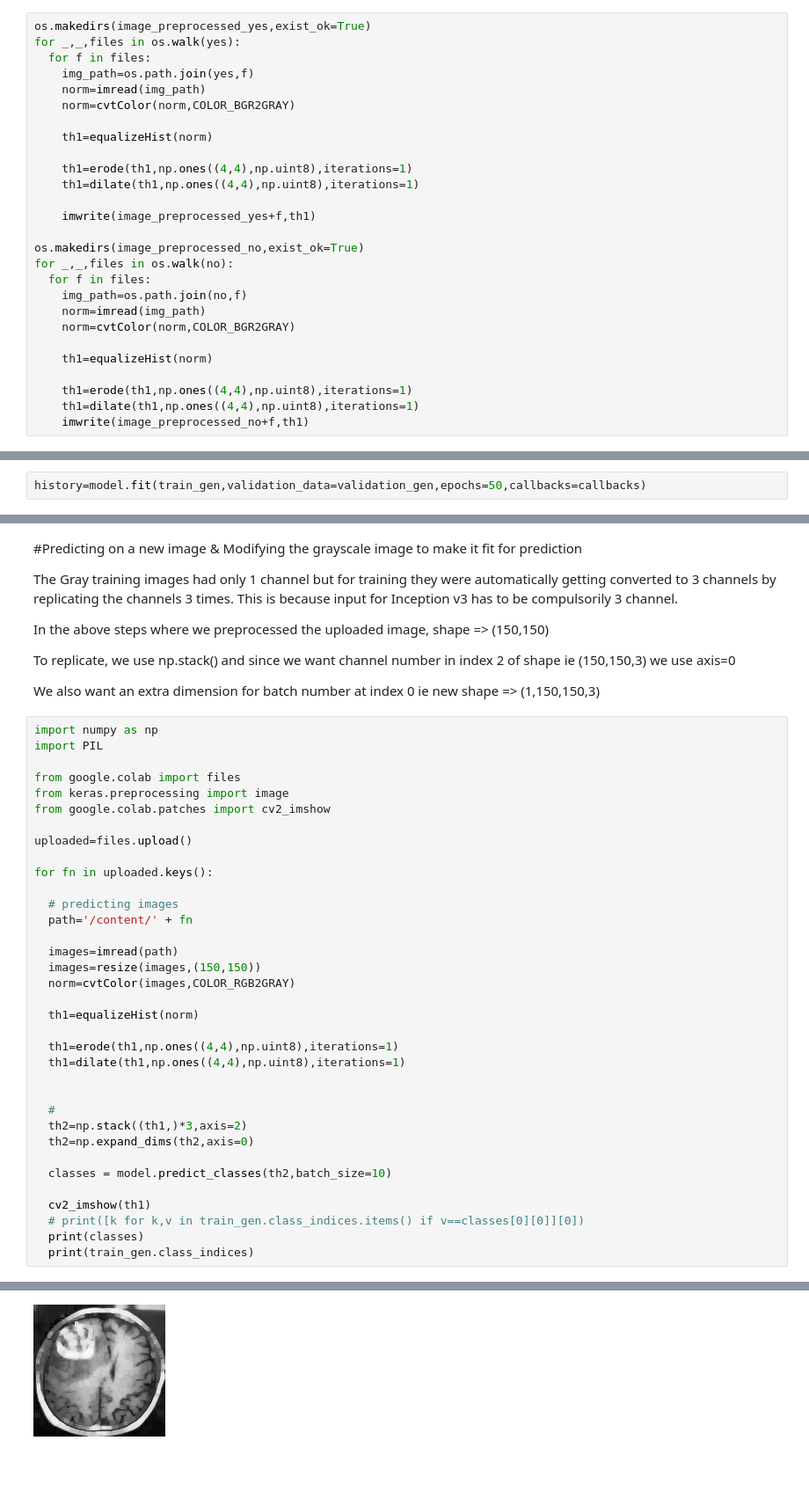
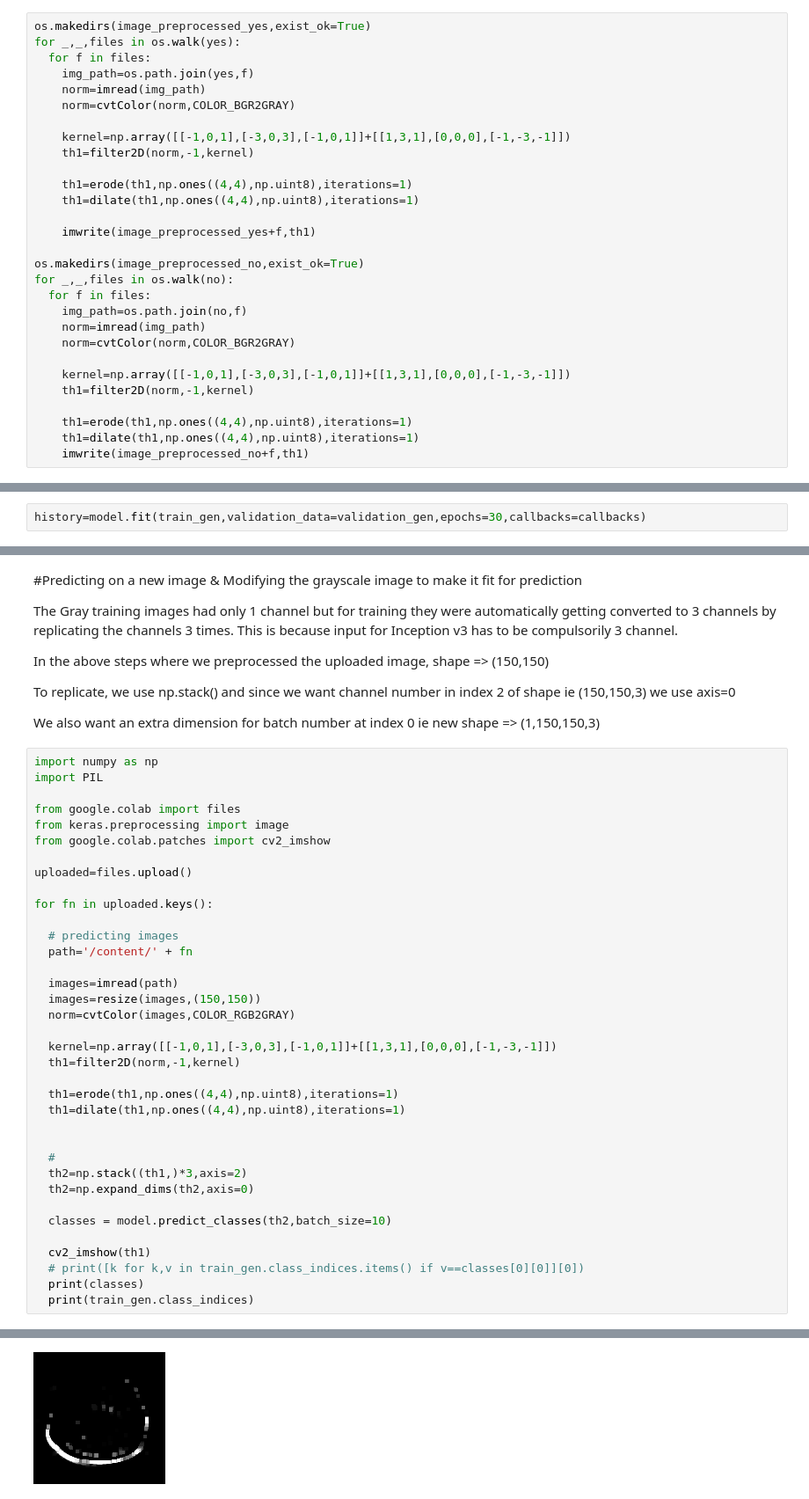
Before and after one commit to AryanMethil/Brain_Tumor_Detection, a Jupyter notebook: Brain_Tumour_Detection.ipynb, the cells around one changed output, grey strips where cells are left out. Shown at 88% size. Cells and saved outputs as stored; diff of their text form; blank space fills up the shorter version.

Commit message:
Sobel+ Erode + Dilate Image preprocessing harms the details here a lot

```diff
--- a/Brain_Tumour_Detection.ipynb
+++ b/Brain_Tumour_Detection.ipynb
@@ -34,7 +34,8 @@ for _,_,files in os.walk(yes):
     norm=imread(img_path)
     norm=cvtColor(norm,COLOR_BGR2GRAY)
 
-    th1=equalizeHist(norm)
+    kernel=np.array([[-1,0,1],[-3,0,3],[-1,0,1]]+[[1,3,1],[0,0,0],[-1,-3,-1]])
+    th1=filter2D(norm,-1,kernel)
 
     th1=erode(th1,np.ones((4,4),np.uint8),iterations=1)
     th1=dilate(th1,np.ones((4,4),np.uint8),iterations=1)
@@ -48,7 +49,8 @@ for _,_,files in os.walk(no):
     norm=imread(img_path)
     norm=cvtColor(norm,COLOR_BGR2GRAY)
 
-    th1=equalizeHist(norm)
+    kernel=np.array([[-1,0,1],[-3,0,3],[-1,0,1]]+[[1,3,1],[0,0,0],[-1,-3,-1]])
+    th1=filter2D(norm,-1,kernel)
 
     th1=erode(th1,np.ones((4,4),np.uint8),iterations=1)
     th1=dilate(th1,np.ones((4,4),np.uint8),iterations=1)
@@ -144,5 +144,5 @@ class MyCallback(tf.keras.callbacks.Callback):
       self.model.stop_training=True
 callbacks=MyCallback()
 # %%
-history=model.fit(train_gen,validation_data=validation_gen,epochs=50,callbacks=callbacks)
+history=model.fit(train_gen,validation_data=validation_gen,epochs=30,callbacks=callbacks)
 # %% [output]
@@ -240,7 +240,8 @@ for fn in uploaded.keys():
   images=resize(images,(150,150))
   norm=cvtColor(images,COLOR_RGB2GRAY)
 
-  th1=equalizeHist(norm)
+  kernel=np.array([[-1,0,1],[-3,0,3],[-1,0,1]]+[[1,3,1],[0,0,0],[-1,-3,-1]])
+  th1=filter2D(norm,-1,kernel)
 
   th1=erode(th1,np.ones((4,4),np.uint8),iterations=1)
   th1=dilate(th1,np.ones((4,4),np.uint8),iterations=1)
@@ -262,3 +263,3 @@ Saving images (1).jpg to images (1).jpg
-[figure, old version]
+[figure, new version]
 [[0]]
 {'no': 0, 'yes': 1}
```
Also changed, not shown: parts of 7 cells of this notebook.
